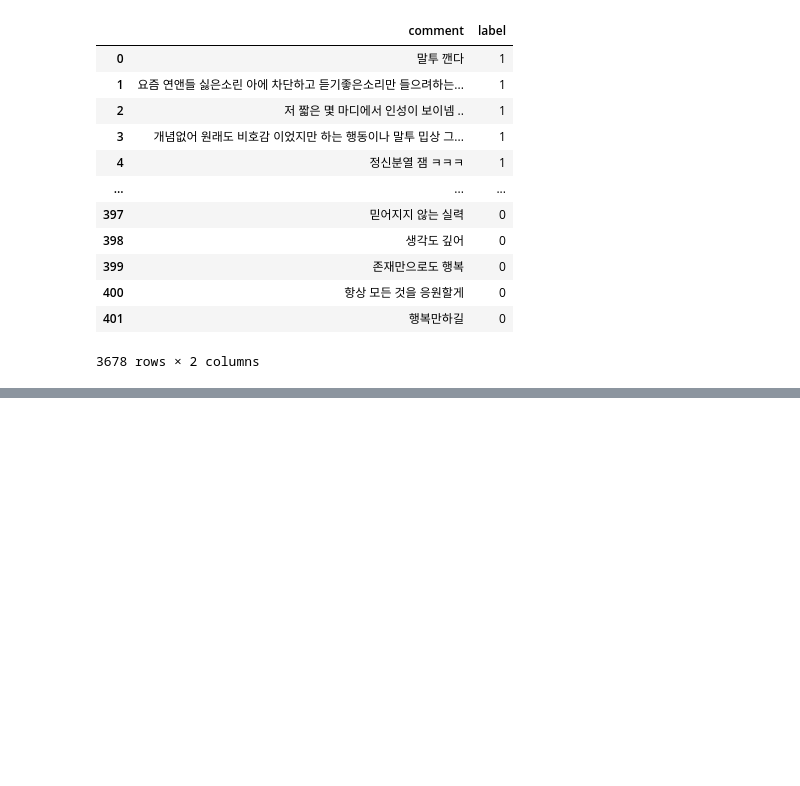
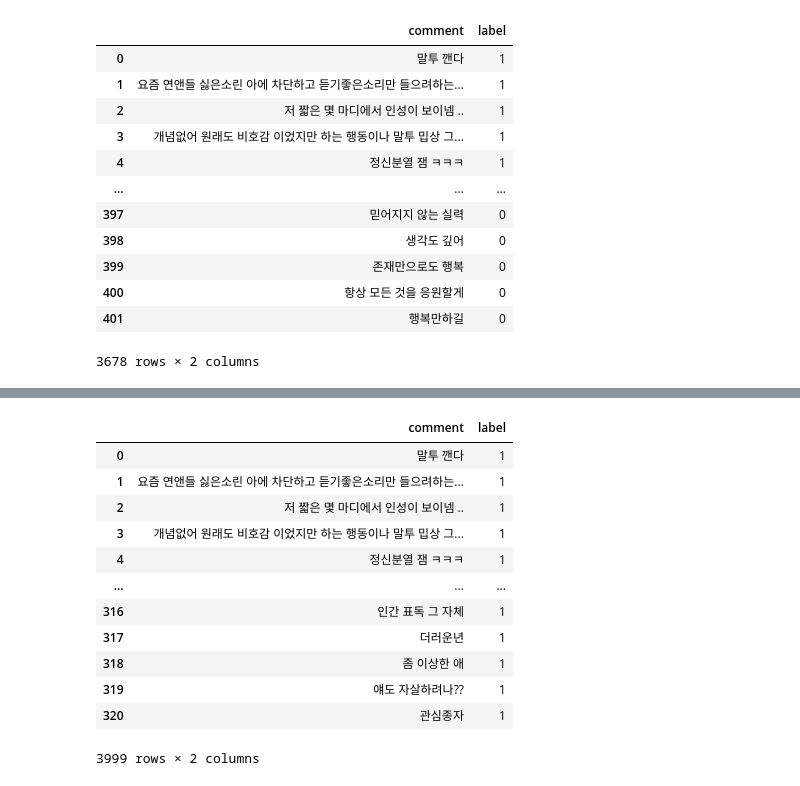
Before and after one commit to sooyeon-go/grad_project, a Jupyter notebook: comment_crawling_r/comment_csv.ipynb, the cells around one changed output, grey strips where cells are left out. Drawn from its saved outputs; the diff is of its cells as text; code cells hidden in the pictures; blank space fills up the shorter version.

```diff
--- a/comment_crawling_r/comment_csv.ipynb
+++ b/comment_crawling_r/comment_csv.ipynb
@@ -394,0 +436,17 @@ fi6
+# %%
+fi7 = fi6.append(dic8)
+fi7
+# %% [output]
+|  | comment | label |
+| 0 | 말투 깬다 | 1 |
+| 1 | 요즘 연앤들 싫은소린 아에 차단하고 듣기좋은소리만 들으려하는... | 1 |
+| 2 | 저 짧은 몇 마디에서 인성이 보이넴 .. | 1 |
+| 3 | 개념없어 원래도 비호감 이었지만 하는 행동이나 말투 밉상 그... | 1 |
+| 4 | 정신분열 잼 ㅋㅋㅋ | 1 |
+| ... | ... | ... |
+| 316 | 인간 표독 그 자체 | 1 |
+| 317 | 더러운년 | 1 |
+| 318 | 좀 이상한 애 | 1 |
+| 319 | 얘도 자살하려나?? | 1 |
+| 320 | 관심종자 | 1 |
+3999 rows × 2 columns
```
Also changed, not shown: parts of 2 cells of this notebook.
